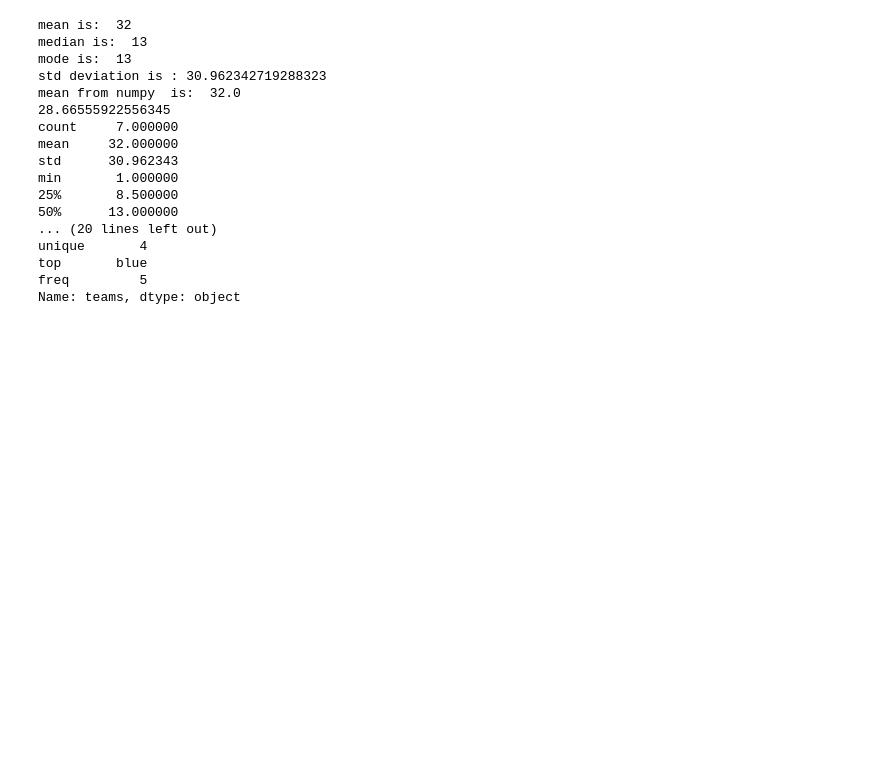
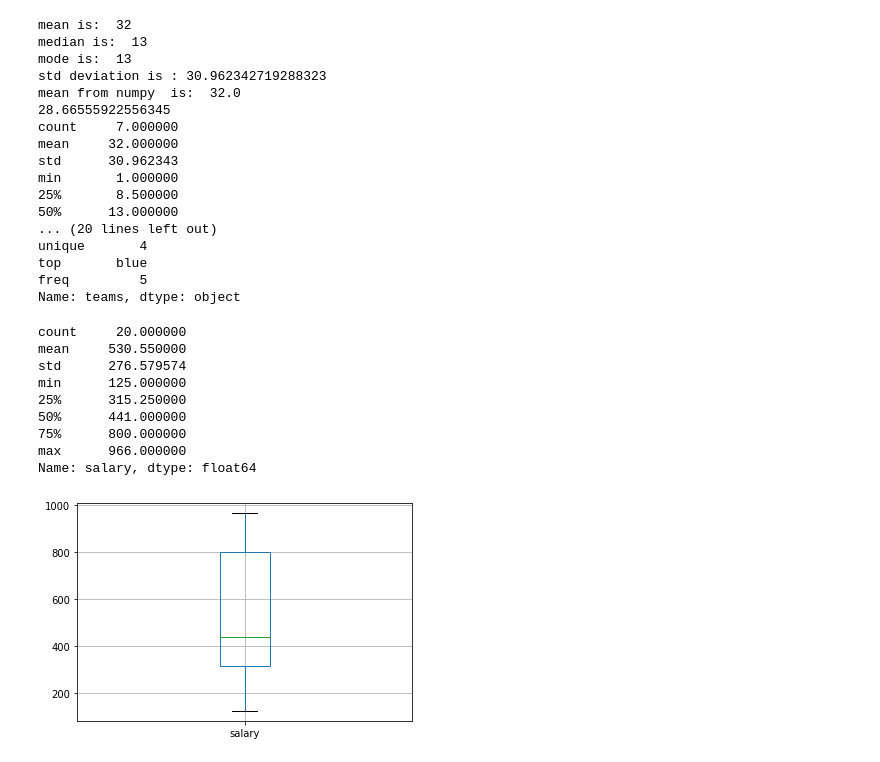
Before and after one commit to anidurg/pythonProjects, a Jupyter notebook: basics-statistics-python.ipynb, the cells around one changed output. Cells and saved outputs as stored; diff of their text form; code cells hidden in the pictures; blank space fills up the shorter version.

```diff
--- a/basics-statistics-python.ipynb
+++ b/basics-statistics-python.ipynb
@@ -69,3 +61,19 @@ unique       4
 top       blue
 freq         5
 Name: teams, dtype: object
+# %%
+#task 5 visualizations
+#visual just for salary
+boxplot = players_df.boxplot(column=['salary'])
+print(players_df['salary'].describe())
+# %% [output]
+count     20.000000
+mean     530.550000
+std      276.579574
+min      125.000000
+25%      315.250000
+50%      441.000000
+75%      800.000000
+max      966.000000
+Name: salary, dtype: float64
+[figure, added]
```
Also changed, not shown: parts of 6 cells of this notebook.
